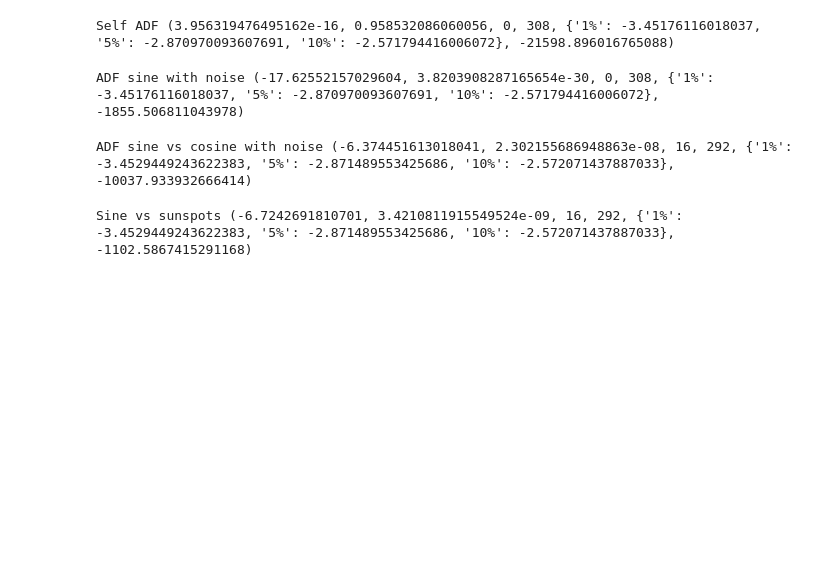
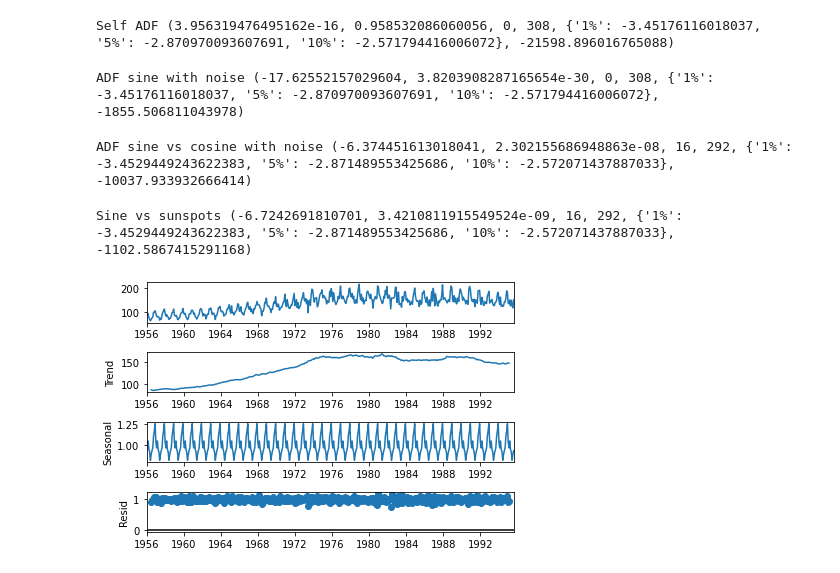
Before and after one commit to lh77x7/Python-data-analysis, a Jupyter notebook: chap8/chap8-signal_time_Processing.ipynb, the cells around one changed output. Cells and saved outputs as stored; diff of their text form; code cells hidden in the pictures; blank space fills up the shorter version.

Commit message:
chap 8 signal_time_processing - update 2

```diff
--- a/chap8/chap8-signal_time_Processing.ipynb
+++ b/chap8/chap8-signal_time_Processing.ipynb
@@ -122,4 +122,28 @@ print("Sine vs sunspots", calc_adf(sine, data))
 # %% [output]
 Sine vs sunspots (-6.7242691810701, 3.4210811915549524e-09, 16, 292, {'1%': -3.4529449243622383, '5%': -2.871489553425686, '10%': -2.572071437887033}, -1102.5867415291168)
 # %%
-# STL decomposition - next time!
+# STL decomposition
+
+# import needful libraries
+import pandas as pd
+import matplotlib.pyplot as plt
+from statsmodels.tsa.seasonal import seasonal_decompose
+
+# read the data dataset
+data = pd.read_csv('beer_production.csv')
+data.columns = ['date', 'data']
+
+# change datatype to pandas datetime
+data['date'] = pd.to_datetime(data['date'])
+data = data.set_index('date')
+
+# decompose the data
+decomposed_data = seasonal_decompose(data, model='multiplicative')
+
+# plot decomposed data
+decomposed_data.plot()
+
+# display the plot
+plt.show()
+# %% [output]
+[figure, added]
```
Also changed, not shown: parts of 11 cells of this notebook.
